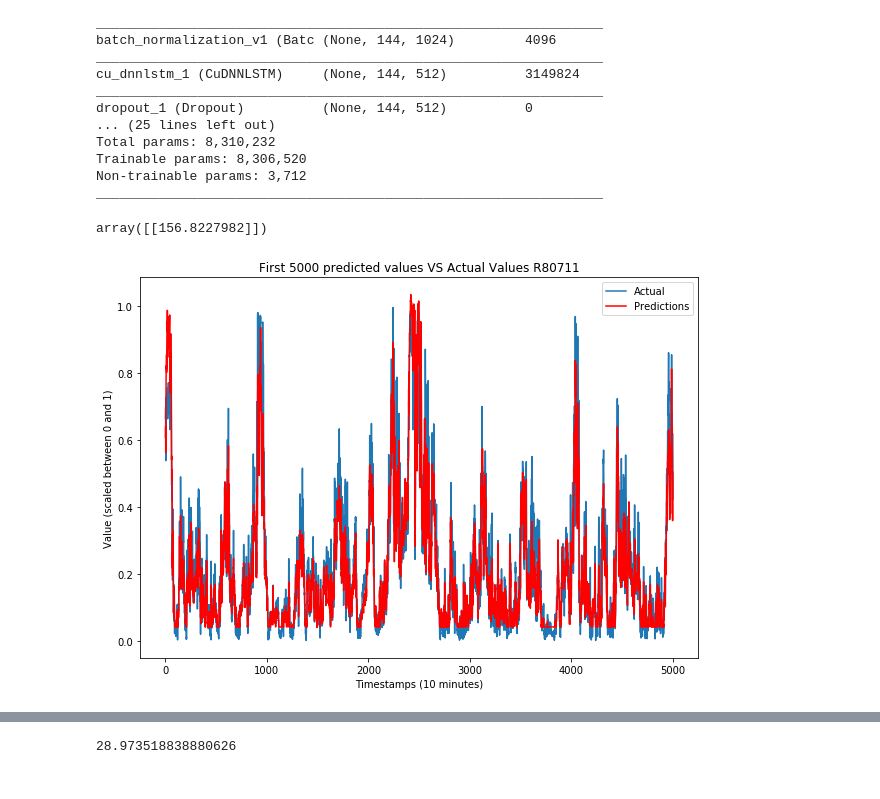
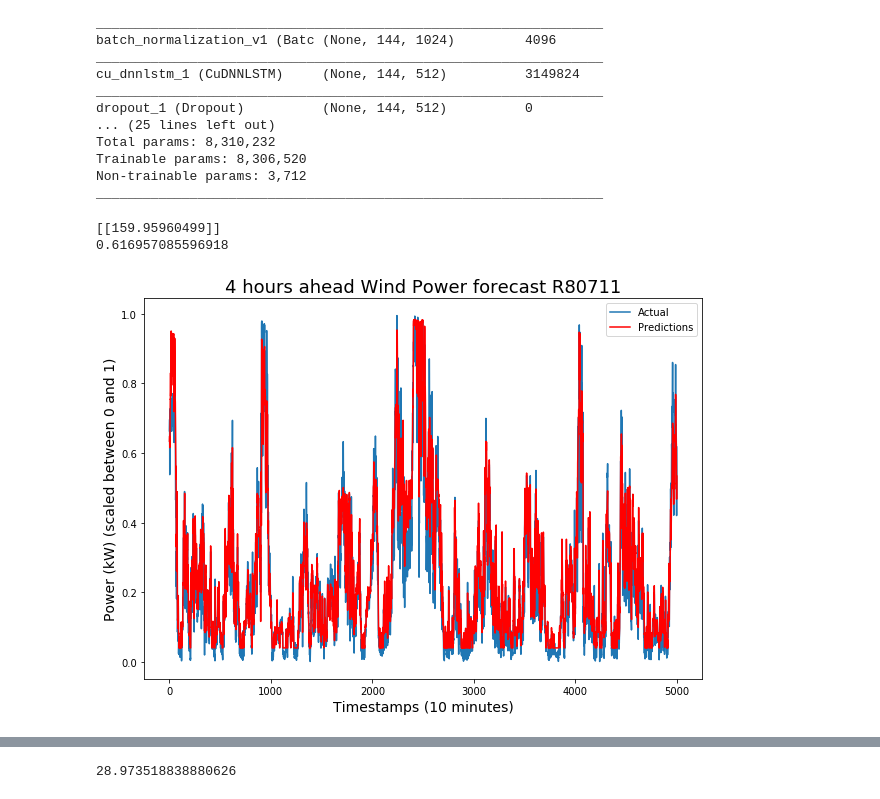
Before and after one commit to Jamiesmackay/Masters_Project, a Jupyter notebook: Code unedited/Project/Neural_Network_testing.ipynb, the cells around one changed output, grey strips where cells are left out. Drawn from its saved outputs; the diff is of its cells as text; code cells hidden in the pictures.

```diff
--- a/Code unedited/Project/Neural_Network_testing.ipynb
+++ b/Code unedited/Project/Neural_Network_testing.ipynb
@@ -560 +609,6 @@ print('Done')
 Done
+# %%
+# save error terms
+df_error_MAE_NN = {'Error':Abs_Error_ARIMA_NN,'Prediction':ypred_ARIMA_Comp_Test}
+df_error_MAE_NN = pd.Series(df_error_MAE_NN)
+df_error_MAE_NN.to_csv('MAE_Error_ARIMA_NN')
@@ -560,0 +624,8 @@ Done
+# %%
+diff = 0
+Diff_errors = df_error_MAE_NN - df_error_MAE
+for i in range(len(Diff_errors)):
+    if Diff_errors.Error[i] > 0:
+        diff += 1
+
+print(diff)
@@ -680,25 +1066,25 @@ model.add(CuDNNLSTM(1024, input_shape=(n_steps_in, n_features), return_sequences
 model.add(Dropout(0.2))
 model.add(BatchNormalization())
 
-model.add(CuDNNLSTM(512, return_sequences=True))
+model.add(tf.keras.layers.CuDNNLSTM(512, return_sequences=True))
 model.add(Dropout(0.2))
 model.add(BatchNormalization())
 
-model.add(CuDNNLSTM(256, return_sequences=True))
+model.add(tf.keras.layers.CuDNNLSTM(256, return_sequences=True))
 model.add(Dropout(0.2))
 model.add(BatchNormalization())
 
-model.add(CuDNNLSTM(64))
+model.add(tf.keras.layers.CuDNNLSTM(64))
 model.add(Dropout(0.2))
 model.add(BatchNormalization())
 
-model.add(Dense(128, activation='relu'))
+model.add(tf.keras.layers.Dense(128, activation='relu'))
 model.add(Dropout(0.2))
 
-model.add(Dense(64, activation='relu'))
+model.add(tf.keras.layers.Dense(64, activation='relu'))
 model.add(Dropout(0.2))
 
-model.add(Dense(24,activation = 'linear'))
+model.add(tf.keras.layers.Dense(24,activation = 'linear'))
 
 opt = tf.keras.optimizers.Adam(lr=0.001,decay=1e-6)
 model.compile(optimizer=opt, loss='mae', metrics = ['mae','mse'])
@@ -715,7 +1101,7 @@ tensorboard = TensorBoard(log_dir="logs/{}".format(NAME))
 history = model.fit(
     X, y,
     validation_split=0.2,
-    epochs=EPOCHS,
+    epochs=30,
     callbacks=[tensorboard])
 # %% [output]
 Train on 105633 samples, validate on 26409 samples
@@ -770,8 +1145,11 @@ ypred  = ypred.reshape((len(ypred)*24, 1))
 y_Test = np.asarray(y_Test)
 y_Test = y_Test.reshape((len(y_Test)*24, 1))
 
+Abs_Error = abs(ypred - y_Test)
 Mean_Abs_Error = sum(abs(ypred - y_Test))/len(y_Test)
 Mean_Abs_Error = Mean_Abs_Error.reshape((len(Mean_Abs_Error),1))
-P_scaler.inverse_transform(Mean_Abs_Error)
+print(P_scaler.inverse_transform(Mean_Abs_Error))
+print(r2_score(y_Test,ypred))
 # %% [output]
-array([[156.8227982]])
+[[159.95960499]]
+0.616957085596918
@@ -778,11 +1161,13 @@ array([[156.8227982]])
 # %%
+
 plt.figure(figsize = (10,7))
 plt.plot(y_Test[0:120000:24], label = 'Actual')
 plt.plot(ypred[0:120000:24], color='red', label = 'Predictions')
-plt.title('First 5000 predicted values VS Actual Values R80711')
+plt.title('4 hours ahead Wind Power forecast R80711',fontsize = 18)
 plt.legend(loc='best')
-plt.xlabel('Timestamps (10 minutes)')
-plt.ylabel('Value (scaled between 0 and 1)')
+plt.xlabel('Timestamps (10 minutes)',fontsize = 14)
+plt.ylabel('Power (kW) (scaled between 0 and 1)',fontsize = 14)
+plt.savefig('output_39_0')
 plt.show()
 # %% [output]
-[figure, old version]
+[figure, new version]
```
Also changed, not shown: parts of 44 cells of this notebook.
